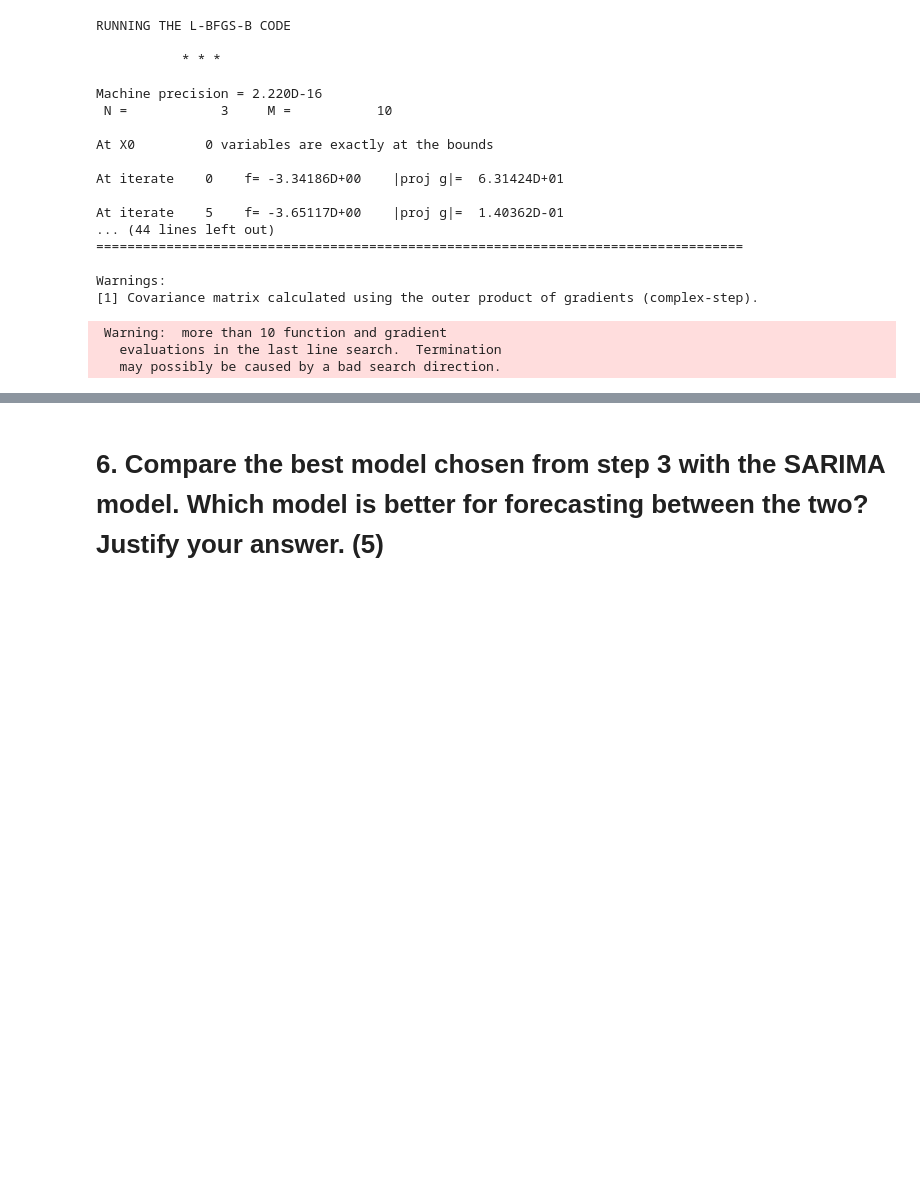
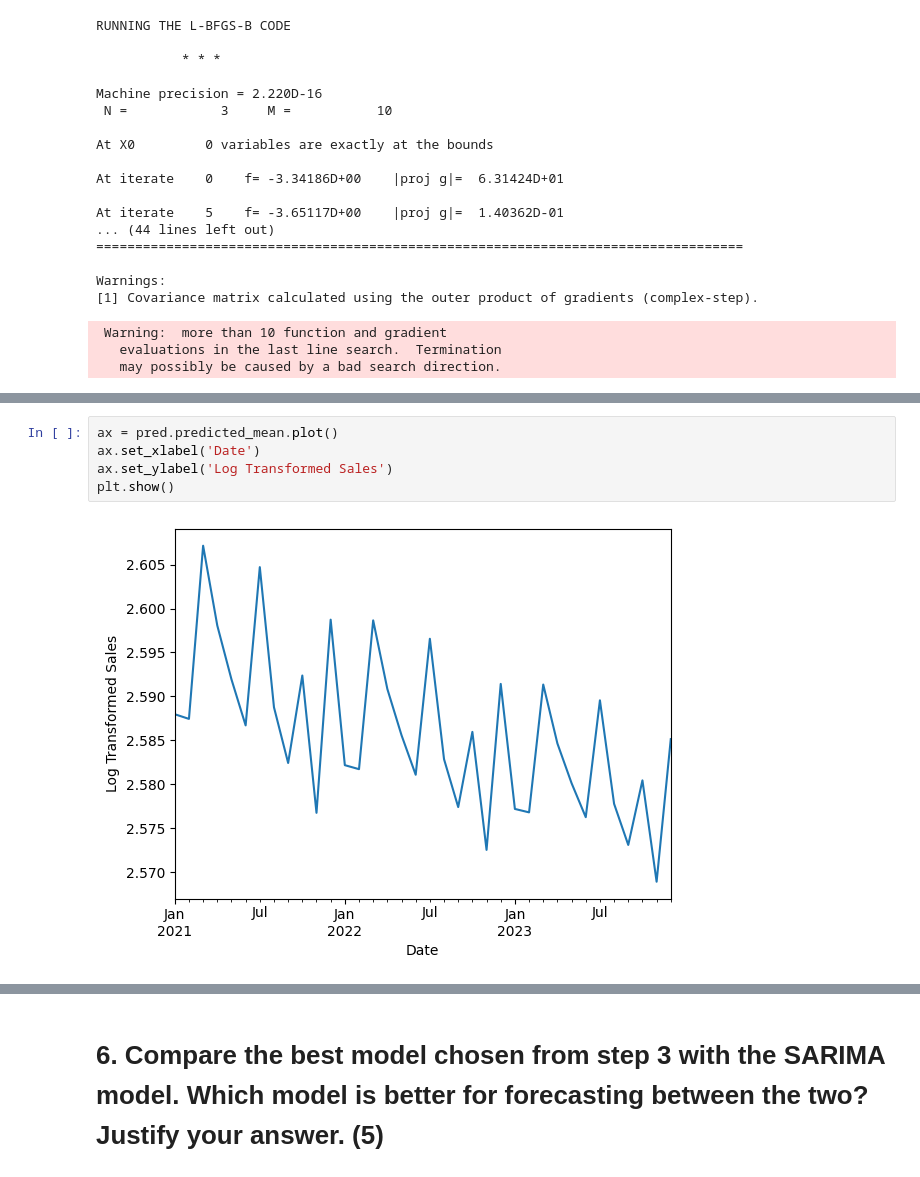
Before and after one commit to EviIius/6211_Advanced_BA, a Jupyter notebook: Assignment4_Series_Analysis/Time.ipynb, the cells around one changed output, grey strips where cells are left out. Drawn from its saved outputs; the diff is of its cells as text; blank space fills up the shorter version.

```diff
--- a/Assignment4_Series_Analysis/Time.ipynb
+++ b/Assignment4_Series_Analysis/Time.ipynb
@@ -437,3 +450,10 @@ Forecasted values:
+# %%
+ax = pred.predicted_mean.plot()
+ax.set_xlabel('Date')
+ax.set_ylabel('Log Transformed Sales')
+plt.show()
+# %% [output]
+[figure, added]
 # %%
 
 from dmba import regressionSummary
```
Also changed, not shown: parts of 8 cells of this notebook.
